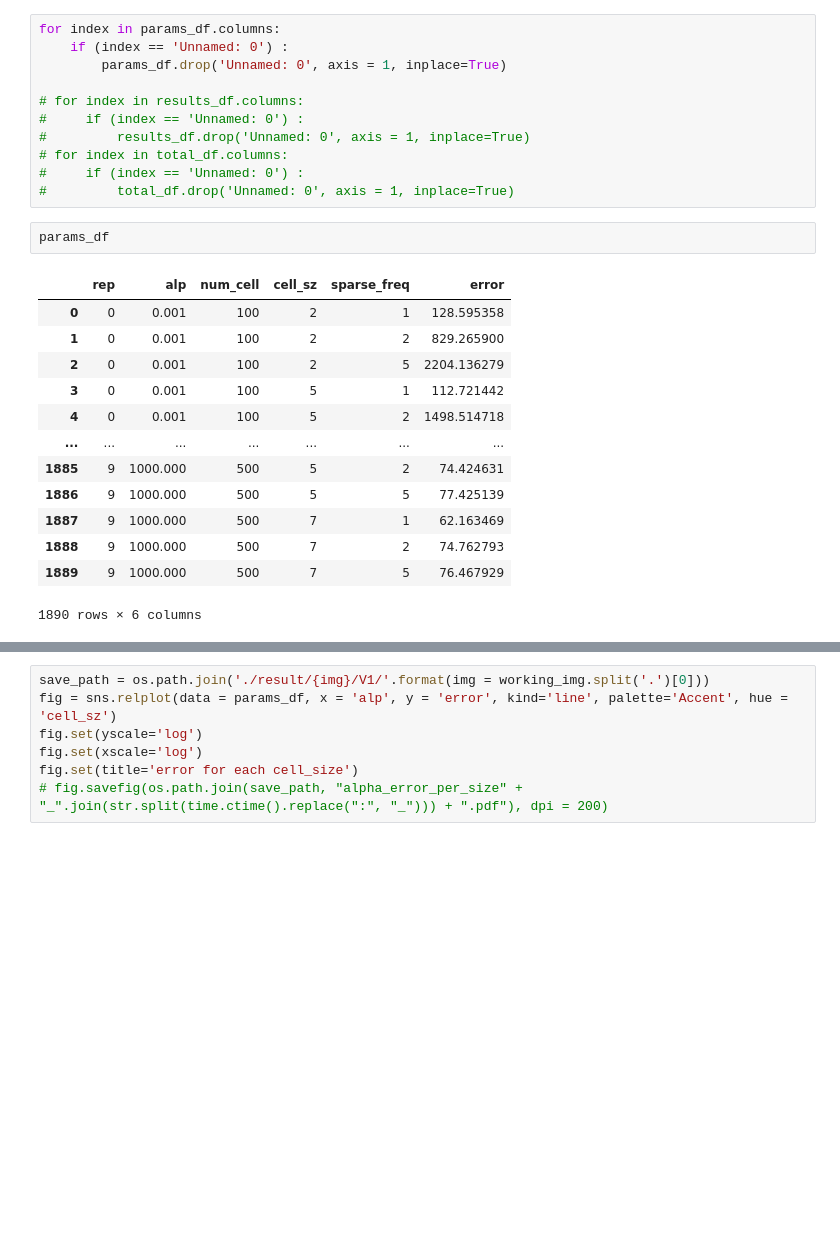
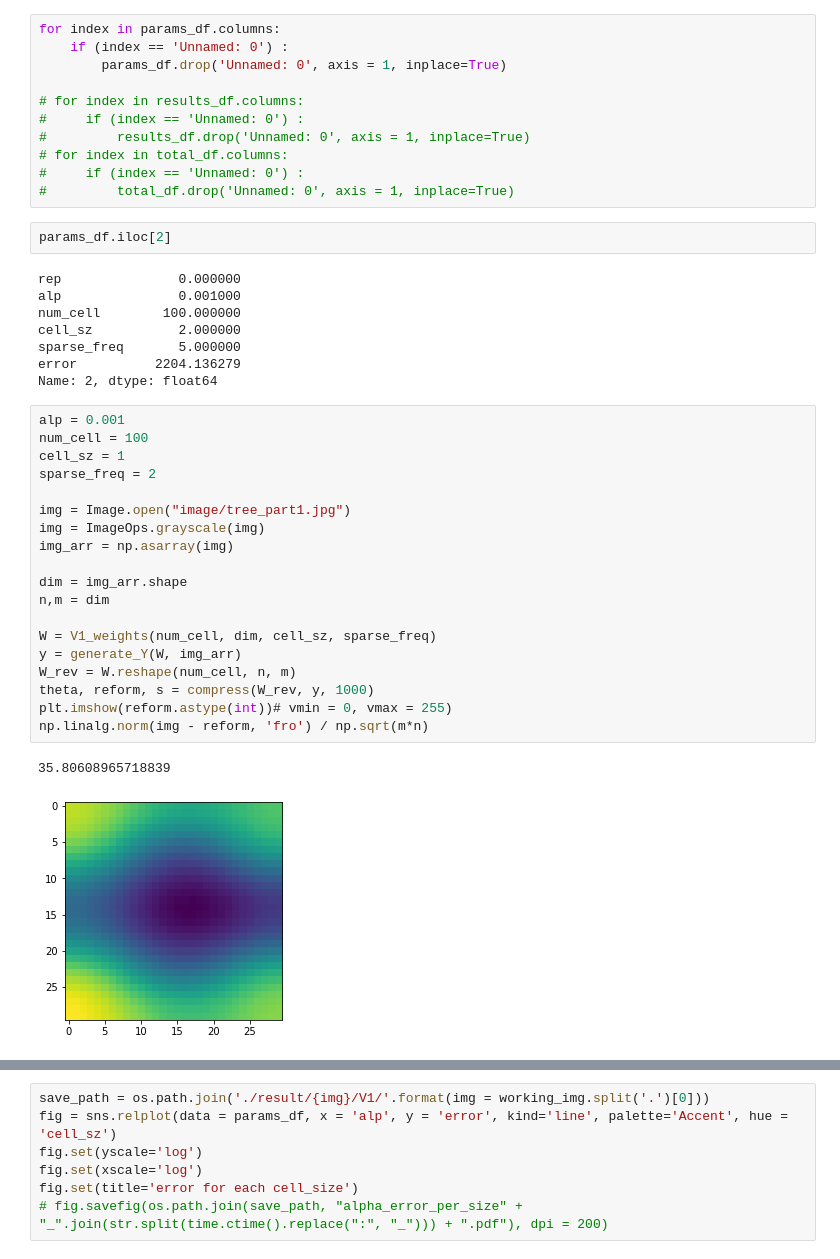
Before and after one commit to qkstngus000/Visual-Compressive-Sensing, a Jupyter notebook: Analyze_Data.ipynb, the cells around one changed output, grey strips where cells are left out. Cells and saved outputs as stored; diff of their text form; blank space fills up the shorter version.

```diff
--- a/Analyze_Data.ipynb
+++ b/Analyze_Data.ipynb
@@ -39,18 +39,34 @@ for index in params_df.columns:
 #     if (index == 'Unnamed: 0') :
 #         total_df.drop('Unnamed: 0', axis = 1, inplace=True)
 # %%
-params_df
+params_df.iloc[2]
 # %% [output]
-|  | rep | alp | num_cell | cell_sz | sparse_freq | error |
-| 0 | 0 | 0.001 | 100 | 2 | 1 | 128.595358 |
-| 1 | 0 | 0.001 | 100 | 2 | 2 | 829.265900 |
-| 2 | 0 | 0.001 | 100 | 2 | 5 | 2204.136279 |
-| 3 | 0 | 0.001 | 100 | 5 | 1 | 112.721442 |
-| 4 | 0 | 0.001 | 100 | 5 | 2 | 1498.514718 |
-| ... | ... | ... | ... | ... | ... | ... |
-| 1885 | 9 | 1000.000 | 500 | 5 | 2 | 74.424631 |
-| 1886 | 9 | 1000.000 | 500 | 5 | 5 | 77.425139 |
-| 1887 | 9 | 1000.000 | 500 | 7 | 1 | 62.163469 |
-| 1888 | 9 | 1000.000 | 500 | 7 | 2 | 74.762793 |
-| 1889 | 9 | 1000.000 | 500 | 7 | 5 | 76.467929 |
-1890 rows × 6 columns
+rep               0.000000
+alp               0.001000
+num_cell        100.000000
+cell_sz           2.000000
+sparse_freq       5.000000
+error          2204.136279
+Name: 2, dtype: float64
+# %%
+alp = 0.001
+num_cell = 100
+cell_sz = 1
+sparse_freq = 2
+
+img = Image.open("image/tree_part1.jpg")
+img = ImageOps.grayscale(img)
+img_arr = np.asarray(img)
+
+dim = img_arr.shape
+n,m = dim
+
+W = V1_weights(num_cell, dim, cell_sz, sparse_freq)
+y = generate_Y(W, img_arr)
+W_rev = W.reshape(num_cell, n, m)
+theta, reform, s = compress(W_rev, y, 1000)
+plt.imshow(reform.astype(int))# vmin = 0, vmax = 255)
+np.linalg.norm(img - reform, 'fro') / np.sqrt(m*n)
+# %% [output]
+35.80608965718839
+[figure, added]
```
Also changed, not shown: parts of 2 cells of this notebook, 1 other file.
